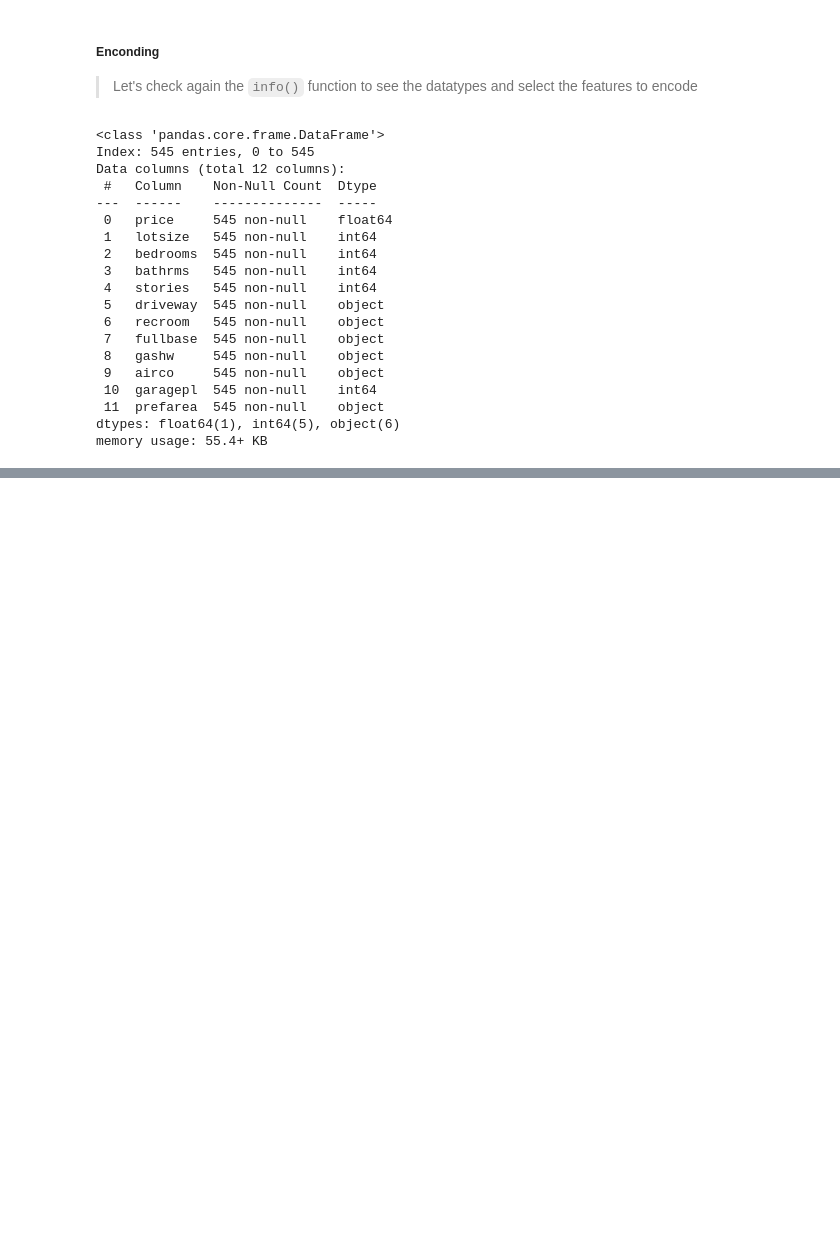
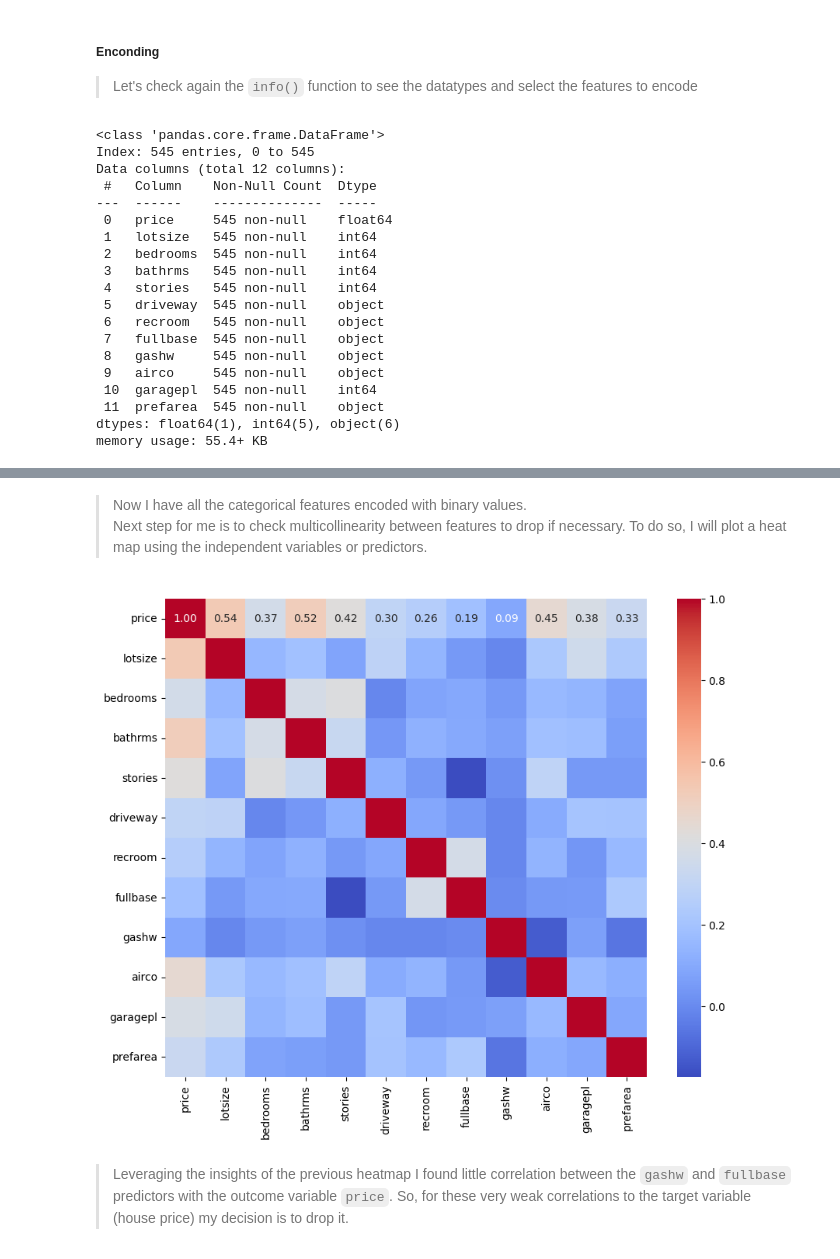
Before and after one commit to CarlosMEbratt/House-price-prediction-using-machine-learning, a Jupyter notebook: main.ipynb, the cells around one changed output, grey strips where cells are left out. Drawn from its saved outputs; the diff is of its cells as text; code cells hidden in the pictures; blank space fills up the shorter version.

```diff
--- a/main.ipynb
+++ b/main.ipynb
@@ -208,6 +214,3 @@ memory usage: 55.4+ KB
 * `prefarea  `
 
 Now, for each one I will use `OneHotEncoding`by leveraging the `get_dummies` function:
-# %%
-df = pd.get_dummies(df, columns=['driveway', 'recroom', 'fullbase', 'gashw', 'airco', 'prefarea'], drop_first=False)
-df.head()
@@ -220,0 +217,12 @@ df.head()
+# %%
+# using label encoder to encode the categorical columns
+le = LabelEncoder()
+df['driveway'] = le.fit_transform(df['driveway'])
+df['recroom'] = le.fit_transform(df['recroom'])
+df['fullbase'] = le.fit_transform(df['fullbase'])
+df['gashw'] = le.fit_transform(df['gashw'])
+df['airco'] = le.fit_transform(df['airco'])
+df['prefarea'] = le.fit_transform(df['prefarea'])
+
+# Checking the dataset after encoding
+df.head()
@@ -220,0 +236,12 @@ df.head()
+# %% [markdown]
+> Now I have all the categorical features encoded with binary values.
+Next step for me is to check multicollinearity between features to drop if necessary. To do so, I will plot a heat map using the independent variables or predictors.
+# %%
+# Heatmap of the correlation matrix
+plt.figure(figsize=(10, 8))
+sns.heatmap(df.corr(), annot=True, fmt='.2f', cmap='coolwarm')
+plt.show()
+# %% [output]
+[figure, added]
+# %% [markdown]
+> Leveraging the insights of the previous heatmap I found little correlation between the `gashw` and `fullbase` predictors with the outcome variable `price`. So, for these very weak correlations to the target variable (house price) my decision is to drop it.
```
Also changed, not shown: parts of 13 cells of this notebook.
